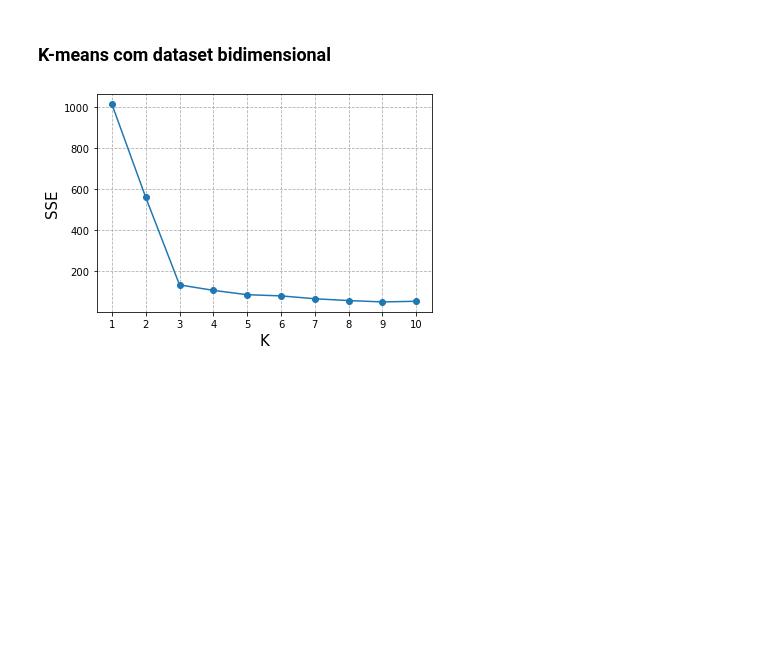
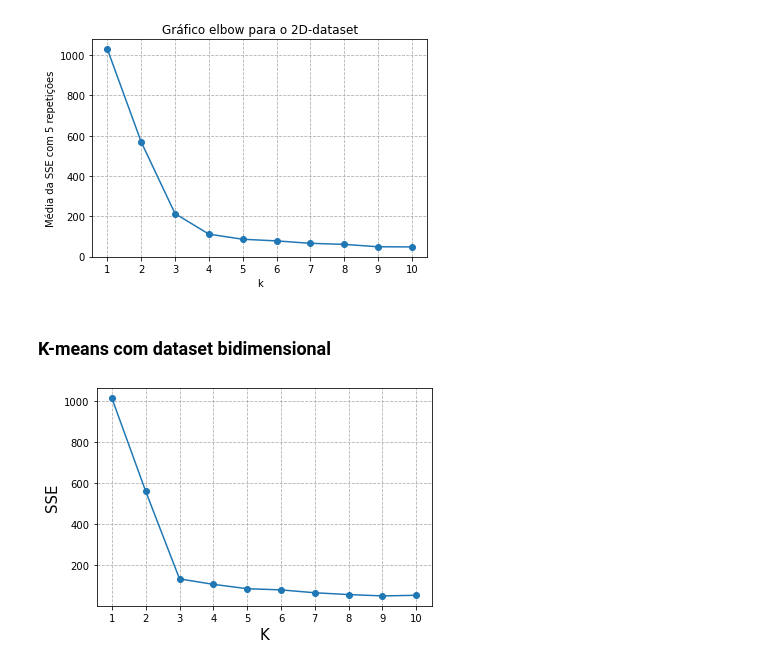
Before and after one commit to fcpereira97/MO444, a Jupyter notebook: Projeto 1/Projeto 1 - Notebook.ipynb, the cells around one changed output. Drawn from its saved outputs; the diff is of its cells as text; code cells hidden in the pictures; blank space fills up the shorter version.

```diff
--- a/Projeto 1/Projeto 1 - Notebook.ipynb
+++ b/Projeto 1/Projeto 1 - Notebook.ipynb
@@ -629,0 +685,3 @@ def DBSCAN_tune_parameters(dataset, dim, func_dist, densities, radii):
+# %%
+TwoD_dataset = get_dataset("cluster.dat") #Read the input and build the dataset
+n_dimensions = 2 #Set the number of dimensions
@@ -629,0 +696,3 @@ def DBSCAN_tune_parameters(dataset, dim, func_dist, densities, radii):
+# %%
+random.shuffle(TwoD_dataset) #Randomize the order of the dataset array
+TwoD_training_set, TwoD_test_set = divide_dataset(TwoD_dataset, 0.9, 0.1) #Partition the dataset into training set and test set
@@ -630,3 +707,11 @@ def DBSCAN_tune_parameters(dataset, dim, func_dist, densities, radii):
+# %%
+min_k = 1
+max_k = 10
+n_repetitions = 5
+title_str = "Gráfico elbow para o 2D-dataset"
+plot_elbow_graph(TwoD_training_set, n_dimensions, min_k, max_k, n_repetitions, title_str) #Plot elbow graph
+# %% [output]
+[figure, added]
 # %% [markdown]
 ### K-means com dataset bidimensional
 # %%
```
Also changed, not shown: parts of 19 cells of this notebook.
